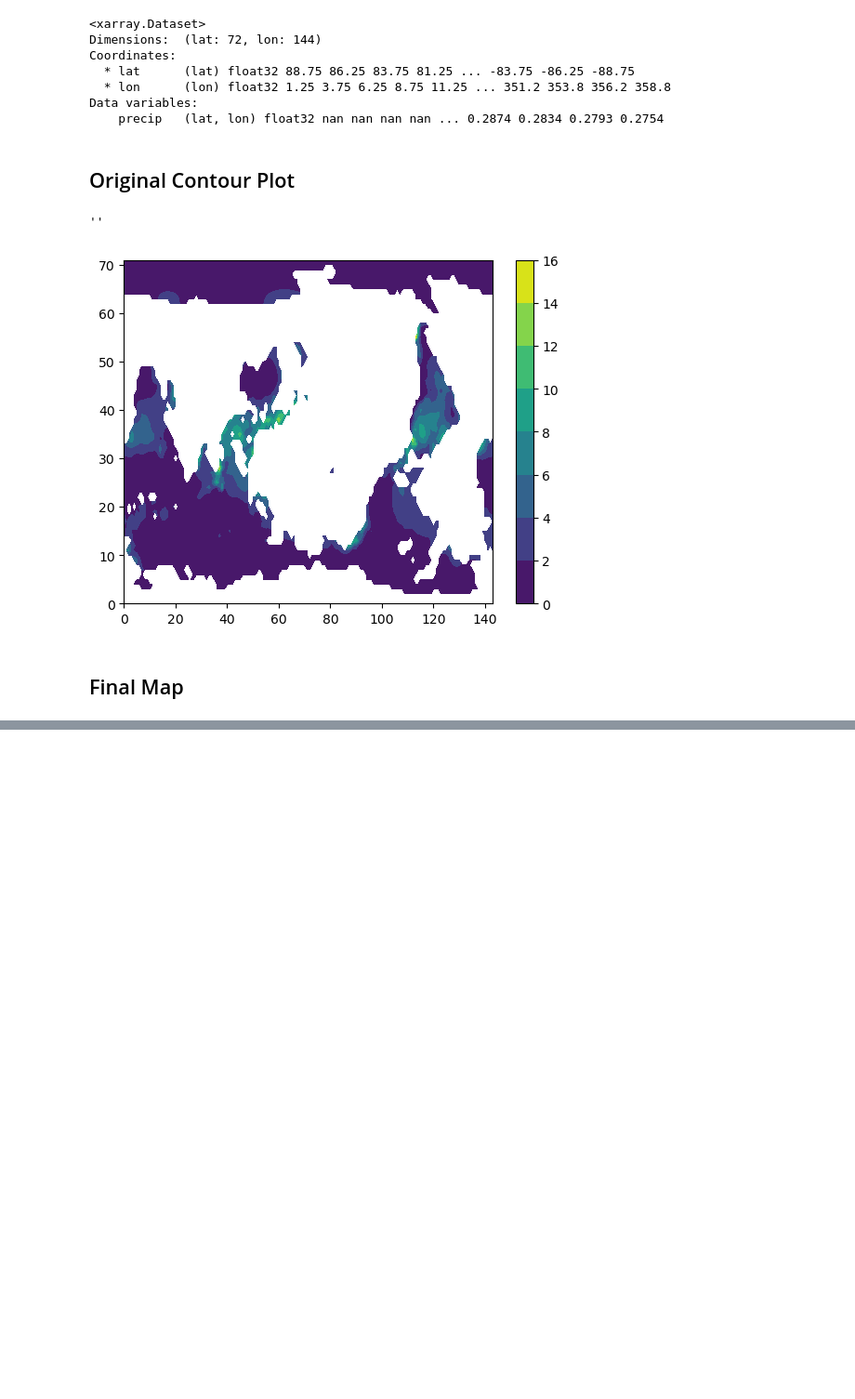
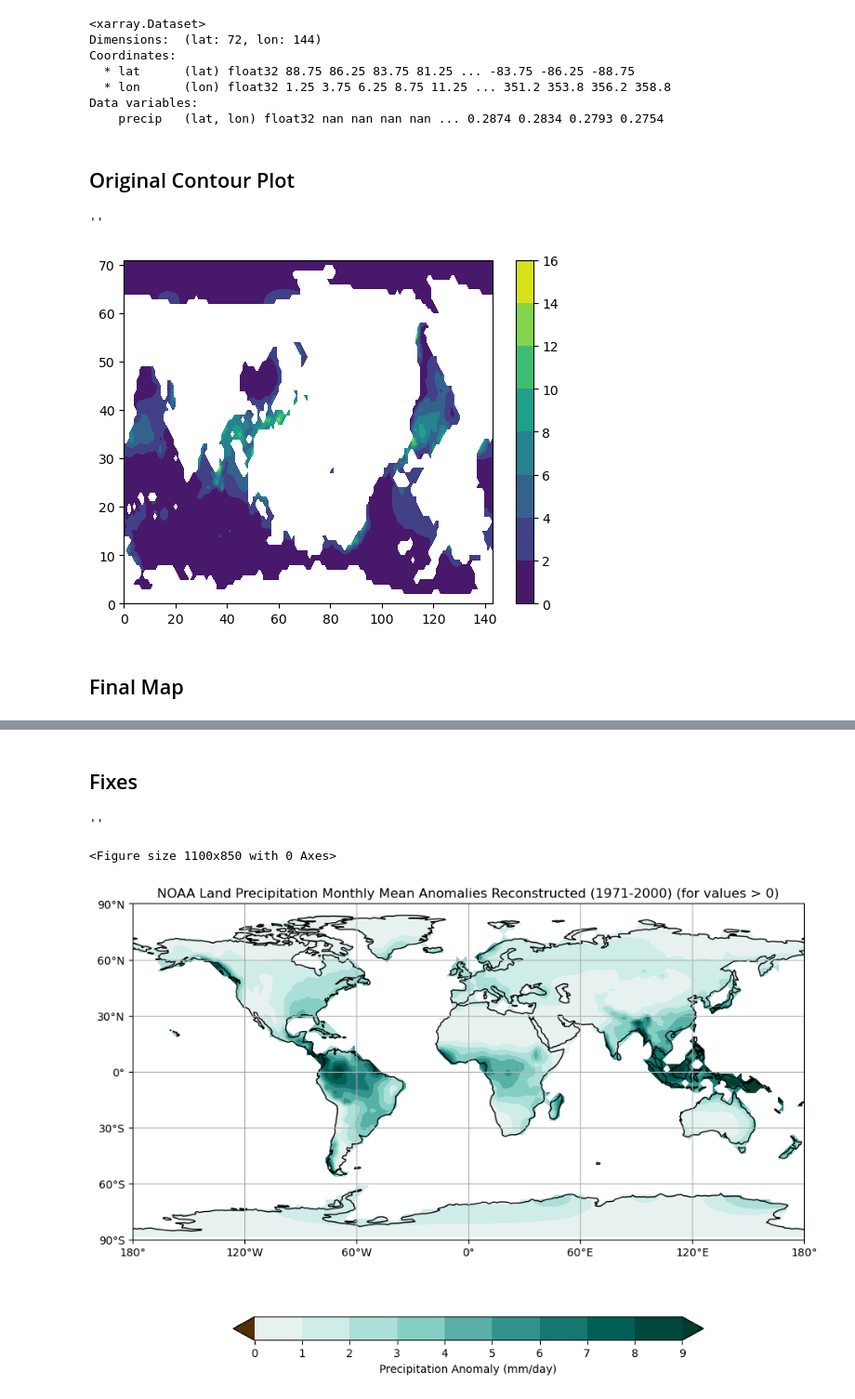
Before and after one commit to nblancoalcala/HW1_clim_680, a Jupyter notebook: HW1_Clim680.ipynb, the cells around one changed output, grey strips where cells are left out. Shown at 93% size. Drawn from its saved outputs; the diff is of its cells as text; code cells hidden in the pictures; blank space fills up the shorter version.

```diff
--- a/HW1_Clim680.ipynb
+++ b/HW1_Clim680.ipynb
@@ -101,0 +108,55 @@ plt.title('NOAA Land Precipitation Monthly Mean Reconstructed')
+# %% [markdown]
+## Fixes
+# %%
+# URL of Data: https://psl.noaa.gov/data/gridded/data.precl.html
+
+# Make the figure larger
+fig = plt.figure(figsize=(11,8.5))
+
+
+clevs = np.arange(0,10,1)
+fig = plt.figure(figsize=(11,8.5))
+ax = plt.axes(projection=ccrs.PlateCarree())
+
+
+z = np.linspace(-1,9,50*50).reshape(50,50)
+divnorm = TwoSlopeNorm(vmin=z.min(), vcenter=0, vmax=z.max())
+
+
+cs = ax.contourf(lons, ds['lat'], data,clevs,
+               transform = ccrs.PlateCarree(),cmap='BrBG',
+               norm=divnorm, extend='both')
+
+
+# Add cyclic point to data
+data=ds_mean['precip']
+data, lons = add_cyclic_point(data, coord=ds['lon'])
+
+# Add coastlines
+ax.coastlines()
+
+# Add gridlines
+ax.gridlines()
+
+# Define the xticks for longitude
+ax.set_xticks(np.arange(-180,181,60), crs=ccrs.PlateCarree())
+lon_formatter = cticker.LongitudeFormatter()
+ax.xaxis.set_major_formatter(lon_formatter)
+
+# Define the yticks for latitude
+ax.set_yticks(np.arange(-90,91,30), crs=ccrs.PlateCarree())
+lat_formatter = cticker.LatitudeFormatter()
+ax.yaxis.set_major_formatter(lat_formatter)
+
+
+# Add colorbar
+cbar = plt.colorbar(cs,shrink=0.7,orientation='horizontal',label='Precipitation Anomaly (mm/day)')
+
+
+# Add title
+plt.title('NOAA Land Precipitation Monthly Mean Anomalies Reconstructed (1971-2000) (for values > 0)')
+;
+# %% [output]
+''
+<Figure size 1100x850 with 0 Axes>
+[figure, added]
```
Also changed, not shown: parts of 3 cells of this notebook.
